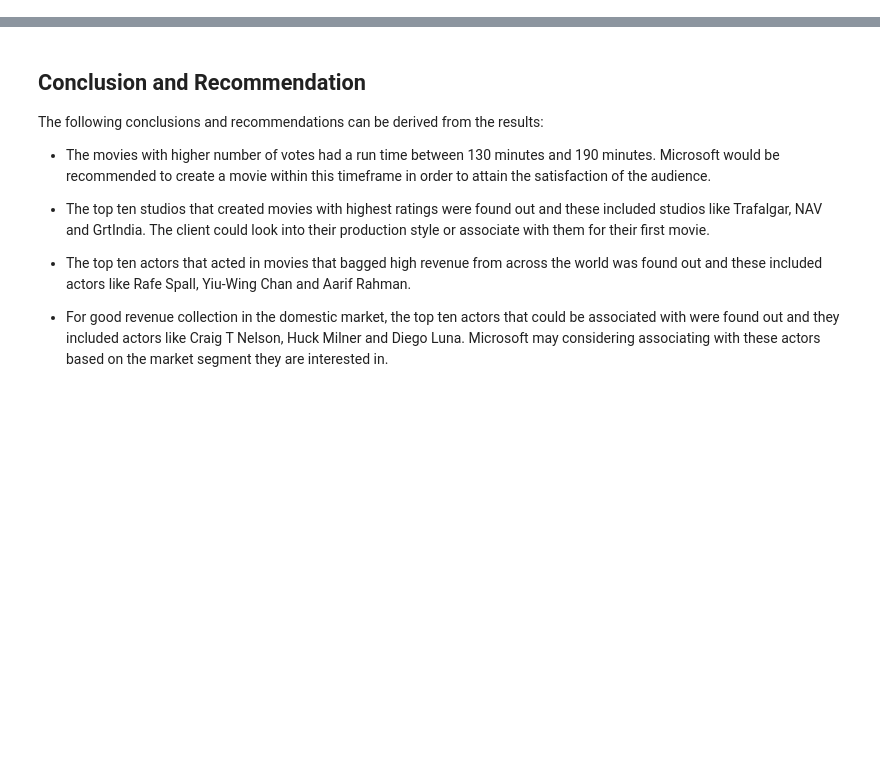
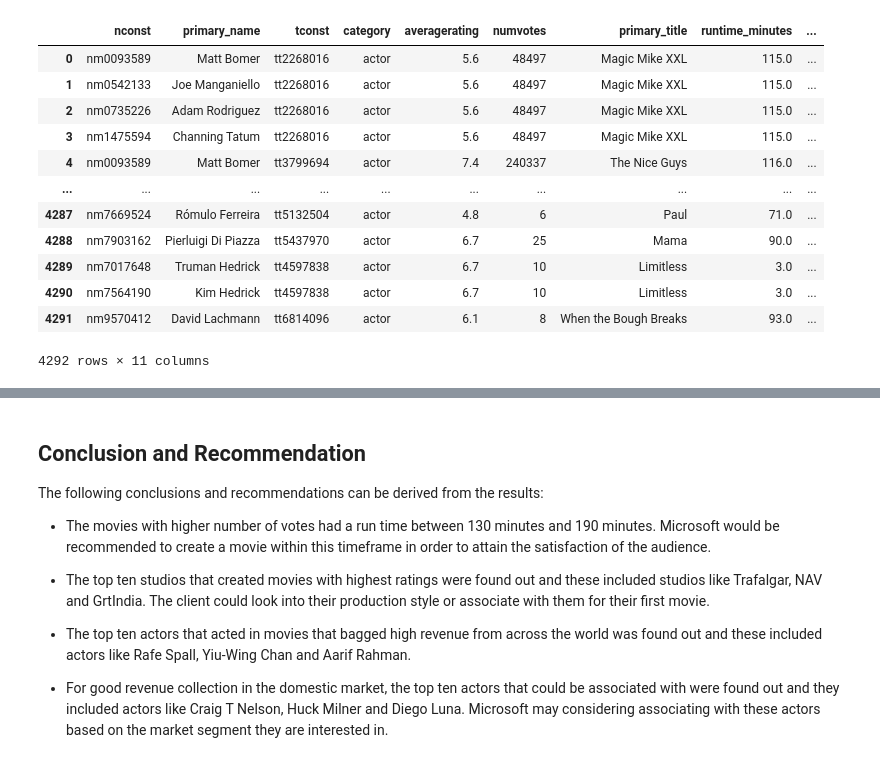
Before and after one commit to Shimnazzz/dsc-phase-1-project_data_8, a Jupyter notebook: Code_for_Movie_Analysis.ipynb, the cells around one changed output, grey strips where cells are left out. Cells and saved outputs as stored; diff of their text form; code cells hidden in the pictures; blank space fills up the shorter version.

```diff
--- a/Code_for_Movie_Analysis.ipynb
+++ b/Code_for_Movie_Analysis.ipynb
@@ -418,0 +284,5 @@ plt.show()
+# %%
+# Converting the data type from object to float to perform artihmetic operations
+
+df1['foreign_gross'] = pd.to_numeric(df1['foreign_gross'], errors='coerce')
+df8['worldwide_gross'] = pd.to_numeric(df8['worldwide_gross'], errors='coerce')
@@ -418,0 +632,19 @@ plt.show()
+# %%
+# Merging df9 and df5 to find the corrsponding domestic gross and foreign gross of the movie the actors acted in
+
+df10=pd.merge(df9,df5)
+df10
+# %% [output]
+|  | nconst | primary_name | tconst | category | averagerating | numvotes | primary_title | runtime_minutes | ... |
+| 0 | nm0093589 | Matt Bomer | tt2268016 | actor | 5.6 | 48497 | Magic Mike XXL | 115.0 | ... |
+| 1 | nm0542133 | Joe Manganiello | tt2268016 | actor | 5.6 | 48497 | Magic Mike XXL | 115.0 | ... |
+| 2 | nm0735226 | Adam Rodriguez | tt2268016 | actor | 5.6 | 48497 | Magic Mike XXL | 115.0 | ... |
+| 3 | nm1475594 | Channing Tatum | tt2268016 | actor | 5.6 | 48497 | Magic Mike XXL | 115.0 | ... |
+| 4 | nm0093589 | Matt Bomer | tt3799694 | actor | 7.4 | 240337 | The Nice Guys | 116.0 | ... |
+| ... | ... | ... | ... | ... | ... | ... | ... | ... | ... |
+| 4287 | nm7669524 | Rómulo Ferreira | tt5132504 | actor | 4.8 | 6 | Paul | 71.0 | ... |
+| 4288 | nm7903162 | Pierluigi Di Piazza | tt5437970 | actor | 6.7 | 25 | Mama | 90.0 | ... |
+| 4289 | nm7017648 | Truman Hedrick | tt4597838 | actor | 6.7 | 10 | Limitless | 3.0 | ... |
+| 4290 | nm7564190 | Kim Hedrick | tt4597838 | actor | 6.7 | 10 | Limitless | 3.0 | ... |
+| 4291 | nm9570412 | David Lachmann | tt6814096 | actor | 6.1 | 8 | When the Bough Breaks | 93.0 | ... |
+4292 rows × 11 columns
```
Also changed, not shown: parts of 91 cells of this notebook.
